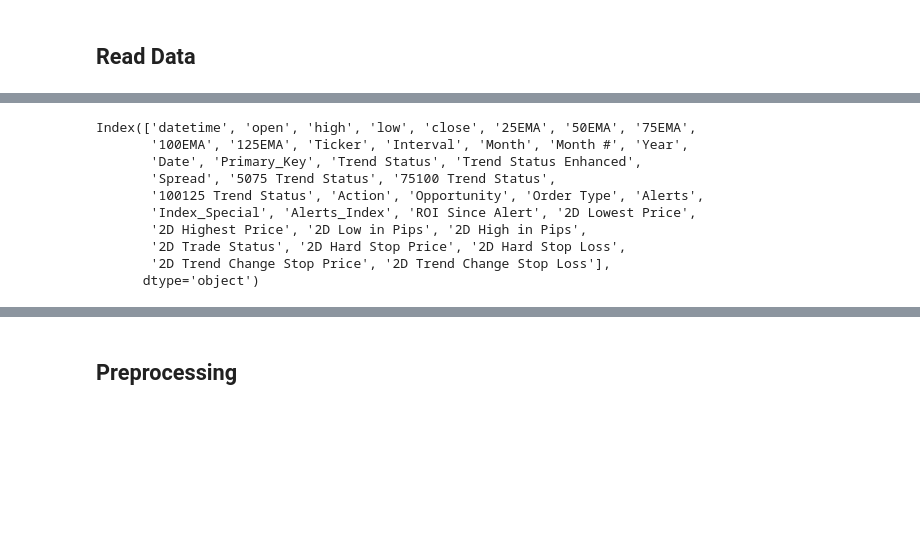
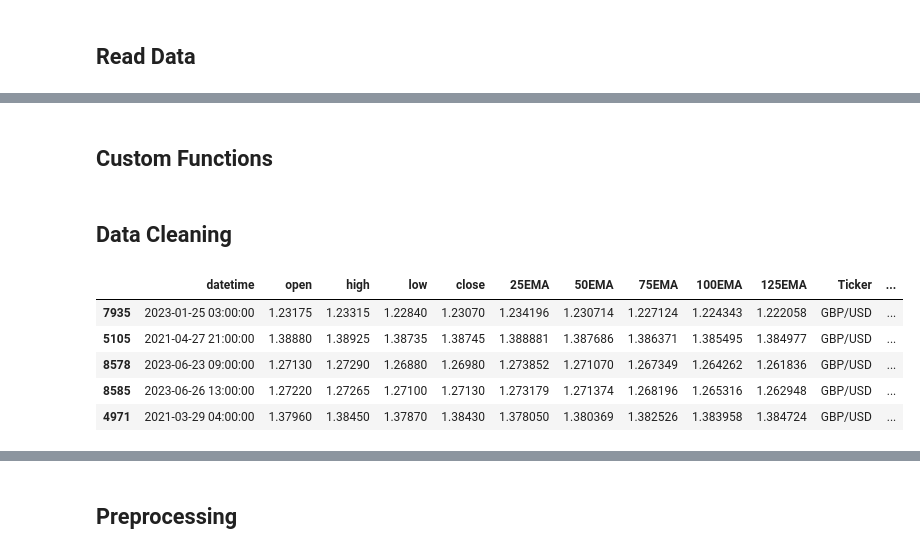
Before and after one commit to Cli091996/GU_High_ML_Project, a Jupyter notebook: GU_High_ML_Project .ipynb, the cells around one changed output, grey strips where cells are left out. Drawn from its saved outputs; the diff is of its cells as text; code cells hidden in the pictures; blank space fills up the shorter version.

```diff
--- a/GU_High_ML_Project .ipynb
+++ b/GU_High_ML_Project .ipynb
@@ -25,13 +27,0 @@ plt.scatter(x=df['2D High in Pips'], y=df.datetime )
-# %%
-df.columns
-# %% [output]
-Index(['datetime', 'open', 'high', 'low', 'close', '25EMA', '50EMA', '75EMA',
-       '100EMA', '125EMA', 'Ticker', 'Interval', 'Month', 'Month #', 'Year',
-       'Date', 'Primary_Key', 'Trend Status', 'Trend Status Enhanced',
-       'Spread', '5075 Trend Status', '75100 Trend Status',
-       '100125 Trend Status', 'Action', 'Opportunity', 'Order Type', 'Alerts',
-       'Index_Special', 'Alerts_Index', 'ROI Since Alert', '2D Lowest Price',
-       '2D Highest Price', '2D Low in Pips', '2D High in Pips',
-       '2D Trade Status', '2D Hard Stop Price', '2D Hard Stop Loss',
-       '2D Trend Change Stop Price', '2D Trend Change Stop Loss'],
-      dtype='object')
@@ -37,0 +30,2 @@ Index(['datetime', 'open', 'high', 'low', 'close', '25EMA', '50EMA', '75EMA',
+# %% [markdown]
+## Custom Functions
@@ -37,0 +77,2 @@ Index(['datetime', 'open', 'high', 'low', 'close', '25EMA', '50EMA', '75EMA',
+# %% [markdown]
+## Data Cleaning
@@ -37,0 +86,15 @@ Index(['datetime', 'open', 'high', 'low', 'close', '25EMA', '50EMA', '75EMA',
+# %%
+#Standardize the dataset
+df =  metric_standardization(df)
+
+#Set date to datetime
+df['Date'] = pd.to_datetime(df['Date'])
+# %%
+df.sample(5)
+# %% [output]
+|  | datetime | open | high | low | close | 25EMA | 50EMA | 75EMA | 100EMA | 125EMA | Ticker | ... |
+| 7935 | 2023-01-25 03:00:00 | 1.23175 | 1.23315 | 1.22840 | 1.23070 | 1.234196 | 1.230714 | 1.227124 | 1.224343 | 1.222058 | GBP/USD | ... |
+| 5105 | 2021-04-27 21:00:00 | 1.38880 | 1.38925 | 1.38735 | 1.38745 | 1.388881 | 1.387686 | 1.386371 | 1.385495 | 1.384977 | GBP/USD | ... |
+| 8578 | 2023-06-23 09:00:00 | 1.27130 | 1.27290 | 1.26880 | 1.26980 | 1.273852 | 1.271070 | 1.267349 | 1.264262 | 1.261836 | GBP/USD | ... |
+| 8585 | 2023-06-26 13:00:00 | 1.27220 | 1.27265 | 1.27100 | 1.27130 | 1.273179 | 1.271374 | 1.268196 | 1.265316 | 1.262948 | GBP/USD | ... |
+| 4971 | 2021-03-29 04:00:00 | 1.37960 | 1.38450 | 1.37870 | 1.38430 | 1.378050 | 1.380369 | 1.382526 | 1.383958 | 1.384724 | GBP/USD | ... |
```
Also changed, not shown: parts of 22 cells of this notebook.
